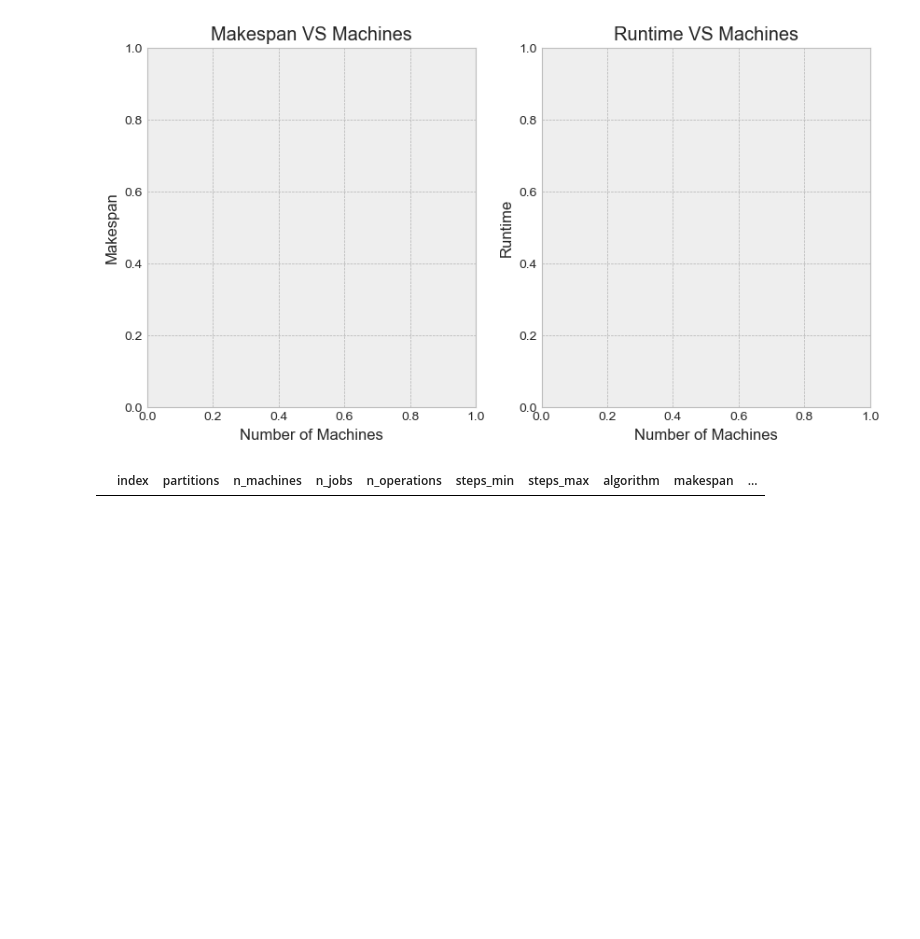
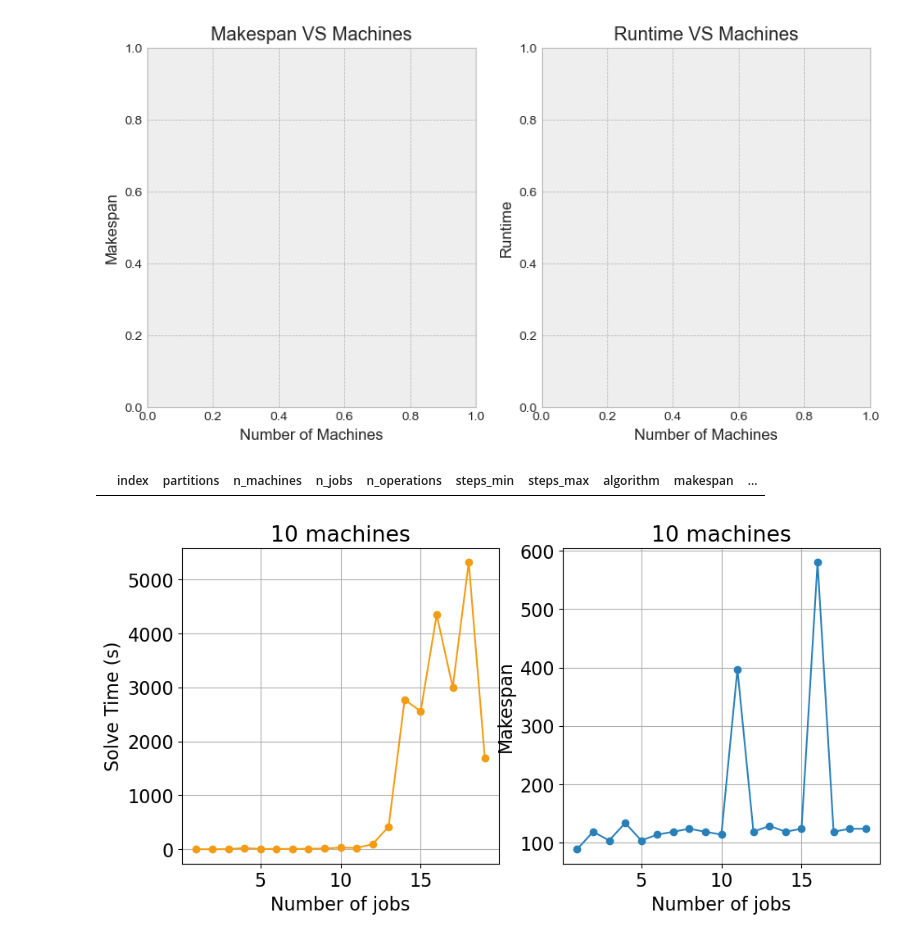
Before and after one commit to legendPerceptor/SDL-ILP, a Jupyter notebook: plotting.ipynb, the cells around one changed output. Cells and saved outputs as stored; diff of their text form; code cells hidden in the pictures; blank space fills up the shorter version.

```diff
--- a/plotting.ipynb
+++ b/plotting.ipynb
@@ -261,3 +297,26 @@ df_n_steps_max = df[(df['partitions'] == 7) & (df['n_jobs'] == 60) & (df['n_mach
 display(df_n_steps_max)
 # %% [output]
 |  | index | partitions | n_machines | n_jobs | n_operations | steps_min | steps_max | algorithm | makespan | ... |
+# %%
+def ilp_slow_plot(file_name: str, n_machines: int):
+    matplotlib.rcParams.update({'font.size': 16})
+    matplotlib.rc('xtick', labelsize=16)
+    matplotlib.rc('ytick', labelsize=16)
+    df = pd.read_csv(file_name)
+    fig, axes = plt.subplots(nrows=1, ncols=2, figsize=(11, 5))
+    axes[0].plot(df['n_jobs'], df['solve_time'], 'o-', color="#f39c12", label='solve time')
+    axes[0].set_xlabel('Number of jobs')
+    axes[0].set_ylabel('Solve Time (s)')
+    axes[1].plot(df['n_jobs'], df['makespan'], 'o-', color="#2980b9", label='makespan')
+    axes[1].set_xlabel('Number of jobs')
+    axes[1].set_ylabel('Makespan')
+    axes[0].set_title(f'{n_machines} machines')
+    axes[1].set_title(f'{n_machines} machines')
+    axes[0].grid()
+    axes[1].grid()
+    # plt.margins(x=0, y=0)
+    plt.savefig(f'./figures/{n_machines}-machines-plot.pdf', dpi = 300, bbox_inches='tight')
+# %%
+ilp_slow_plot('./data/10_machines.csv', 10)
+# %% [output]
+[figure, added]
```
Also changed, not shown: parts of 5 cells of this notebook, 2 other files.
